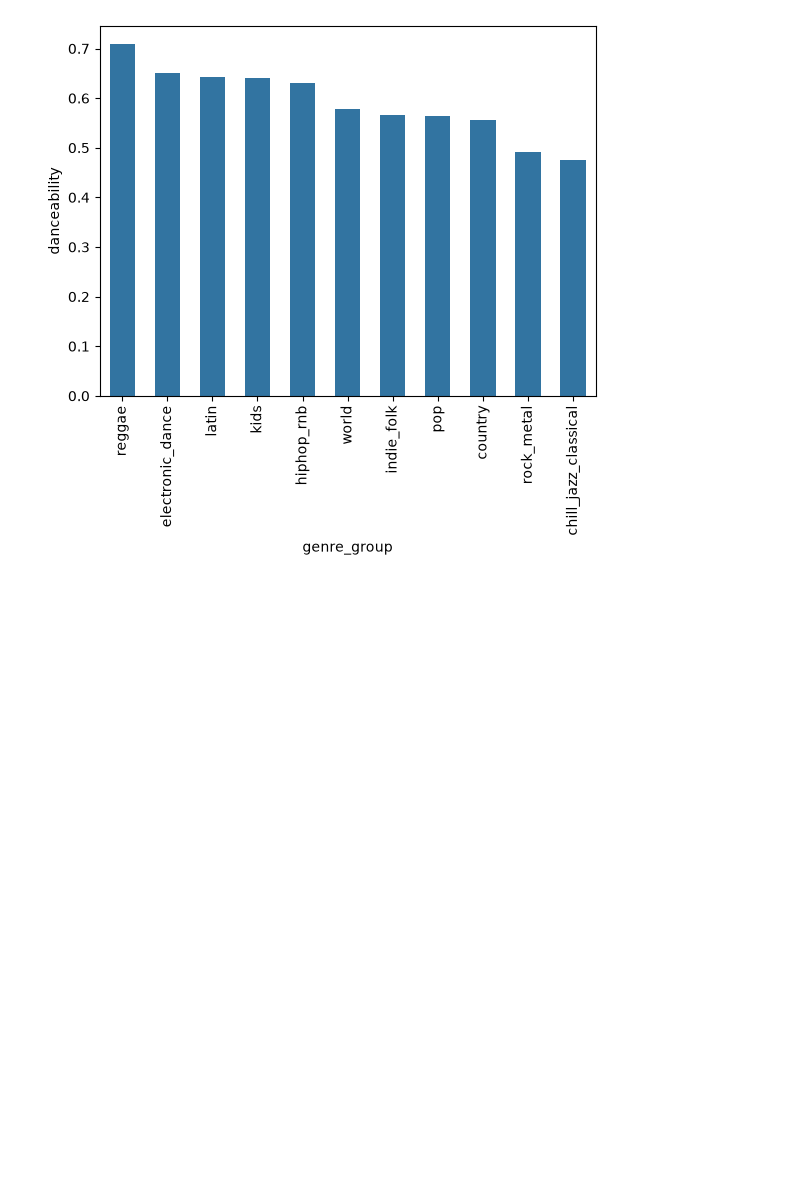
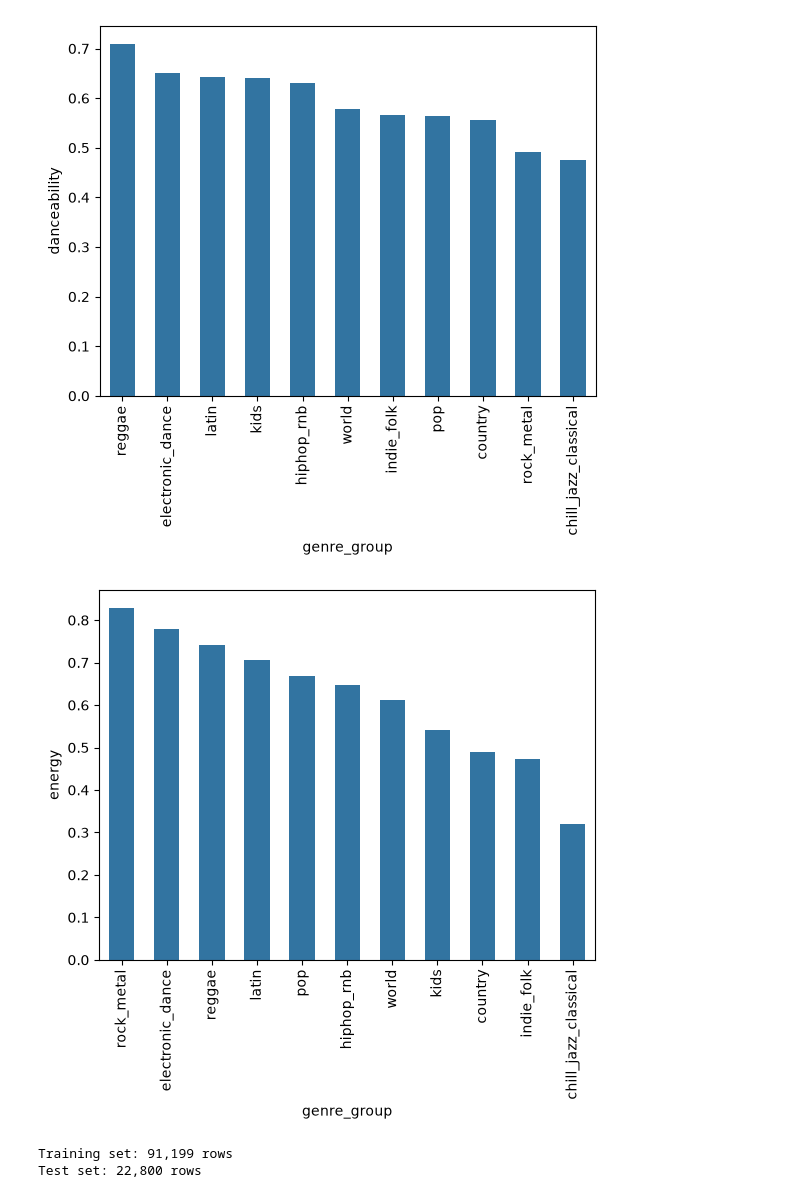
Before and after one commit to surabhibage/cs-171-final-project, a Jupyter notebook: eda-surabhi.ipynb, the cells around one changed output. Cells and saved outputs as stored; diff of their text form; code cells hidden in the pictures; blank space fills up the shorter version.

Commit message:
updates to EDA with train and test split

```diff
--- a/eda-surabhi.ipynb
+++ b/eda-surabhi.ipynb
@@ -237,3 +241,30 @@ plt.xticks(rotation="vertical")
 plt.show()
 # %% [output]
 [figure]
+# %%
+df_energy = df.groupby('genre_group')['energy'].median()
+df_energy = df_energy.sort_values(ascending=False)
+sns.barplot(df_energy, gap=0.3)
+plt.xticks(rotation="vertical")
+plt.show()
+# %% [output]
+[figure, added]
+# %%
+# Split the cleaned data: 80% training, 20% test.
+# Sample within each genre group to preserve class proportions.
+train_df = df.groupby('genre_group', group_keys=False).sample(
+    frac=0.8, random_state=42
+) # we use group by to ensure the split is stratified
+test_df = df.drop(index=train_df.index)
+
+# Shuffle the rows while keeping the split reproducible.
+train_df = train_df.sample(frac=1, random_state=42).reset_index(drop=True)
+test_df = test_df.sample(frac=1, random_state=42).reset_index(drop=True)
+
+print(f"Training set: {train_df.shape[0]:,} rows")
+print(f"Test set: {test_df.shape[0]:,} rows")
+
+train_df.to_csv('data/train.csv')
+# %% [output]
+Training set: 91,199 rows
+Test set: 22,800 rows
```
Also changed, not shown: parts of 3 cells of this notebook.
